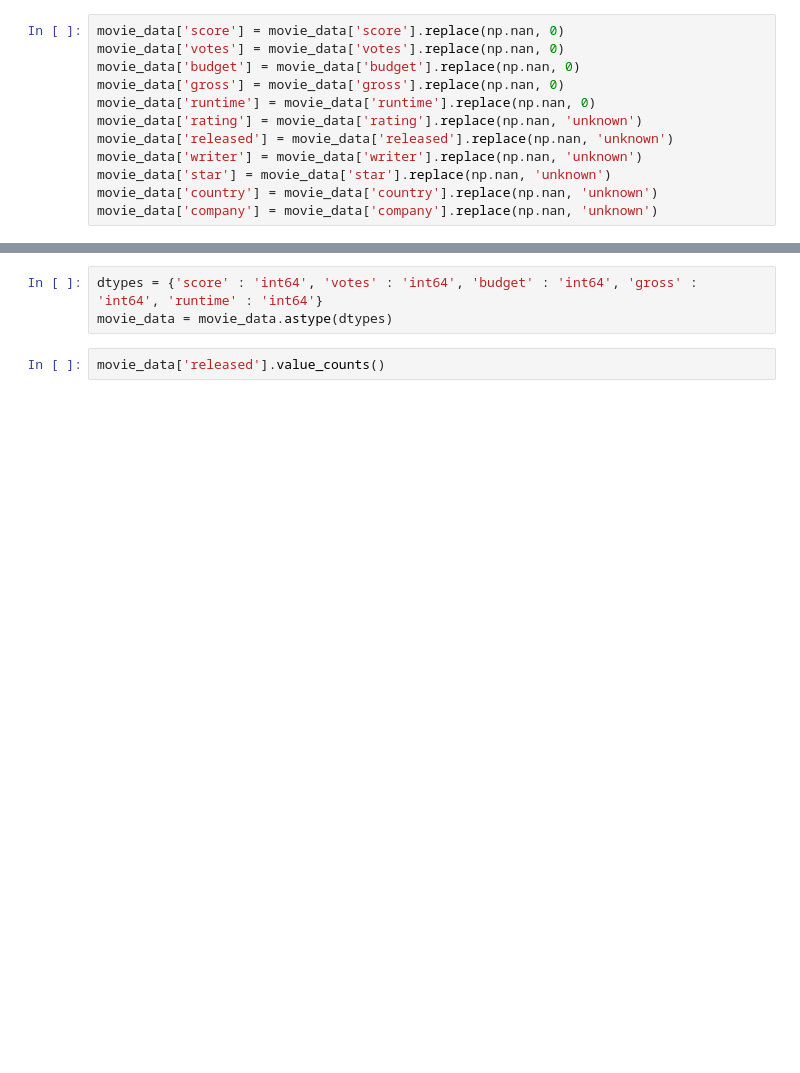
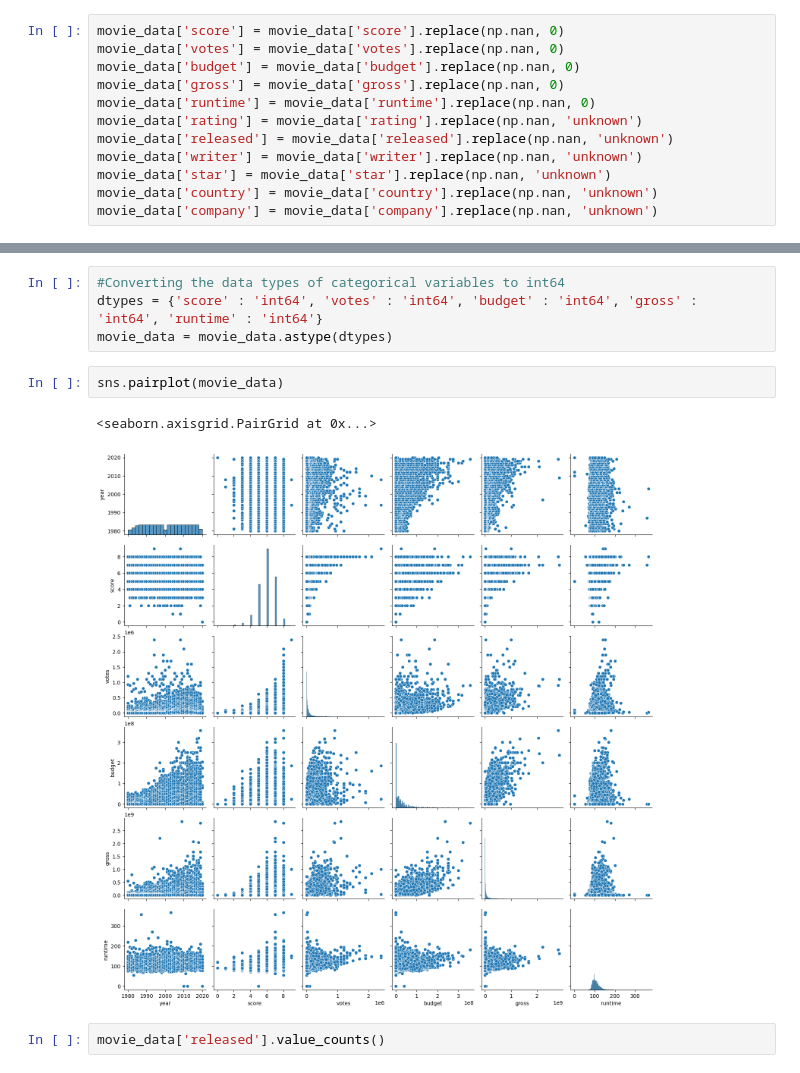
Before and after one commit to shreyash-jais-02/movies-analysis, a Jupyter notebook: Movie.ipynb, the cells around one changed output, grey strips where cells are left out. Saved outputs shown, nothing was run; the diff lists cells and outputs as text; blank space fills up the shorter version.

Commit message:
Update Movie.ipynb
Added scatter plots and added comments to the code.

```diff
--- a/Movie.ipynb
+++ b/Movie.ipynb
@@ -94,6 +101,12 @@ dtype: int64
 # %%
+#Converting the data types of categorical variables to int64
 dtypes = {'score' : 'int64', 'votes' : 'int64', 'budget' : 'int64', 'gross' : 'int64', 'runtime' : 'int64'}
 movie_data = movie_data.astype(dtypes)
+# %%
+sns.pairplot(movie_data)
+# %% [output]
+<seaborn.axisgrid.PairGrid at 0x...>
+[figure, added]
 # %%
 movie_data['released'].value_counts()
 # %% [output]
```
Also changed, not shown: parts of 8 cells of this notebook.
